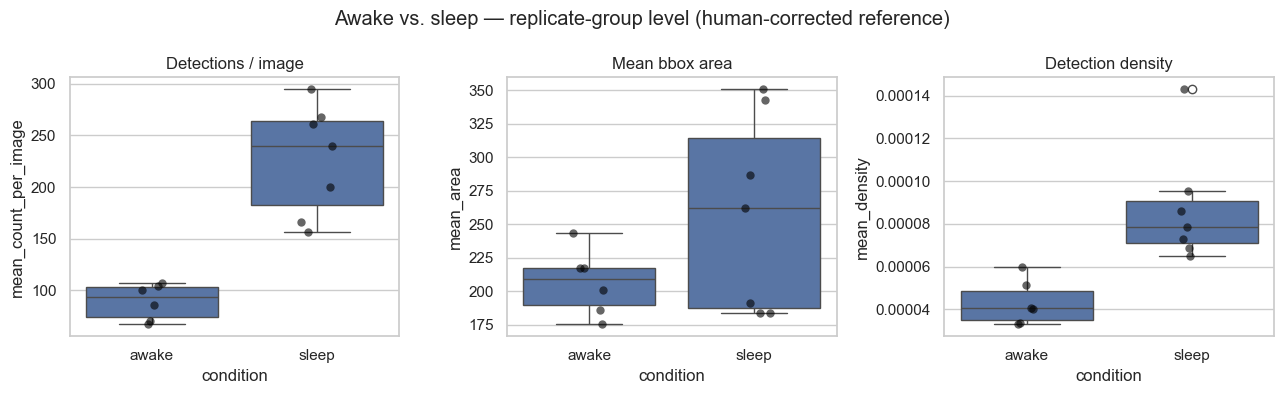
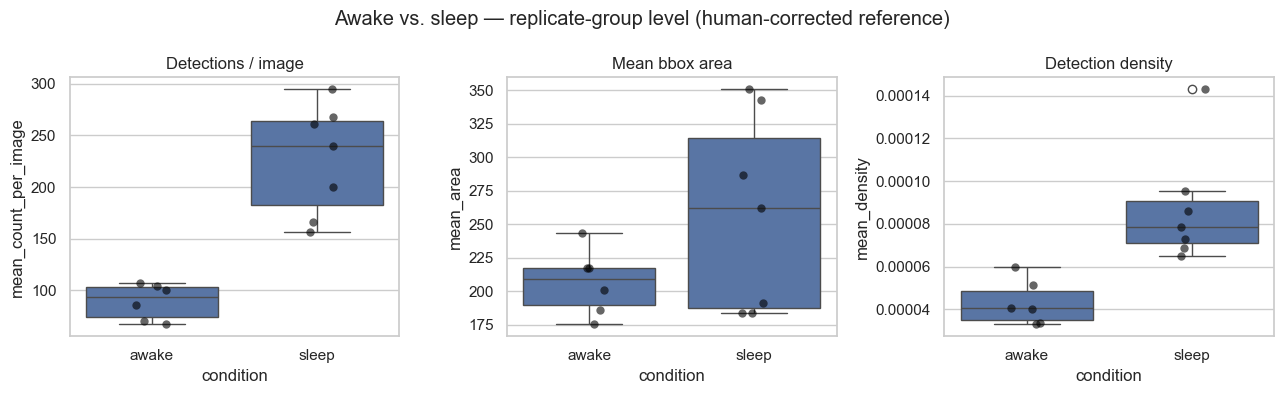
The notebook cell's code change between the first figure and the second:
--- before
+++ after
@@ -11,4 +11,4 @@
 fig.suptitle("Awake vs. sleep — replicate-group level (human-corrected reference)")
 fig.tight_layout()
-fig.savefig(OUTPUT_DIR / "awake_vs_sleep_group_level.png", dpi=150)
+# fig.savefig(OUTPUT_DIR / "awake_vs_sleep_group_level.png", dpi=150)
 plt.show()

Commit: reorganize saved plots into subfolders